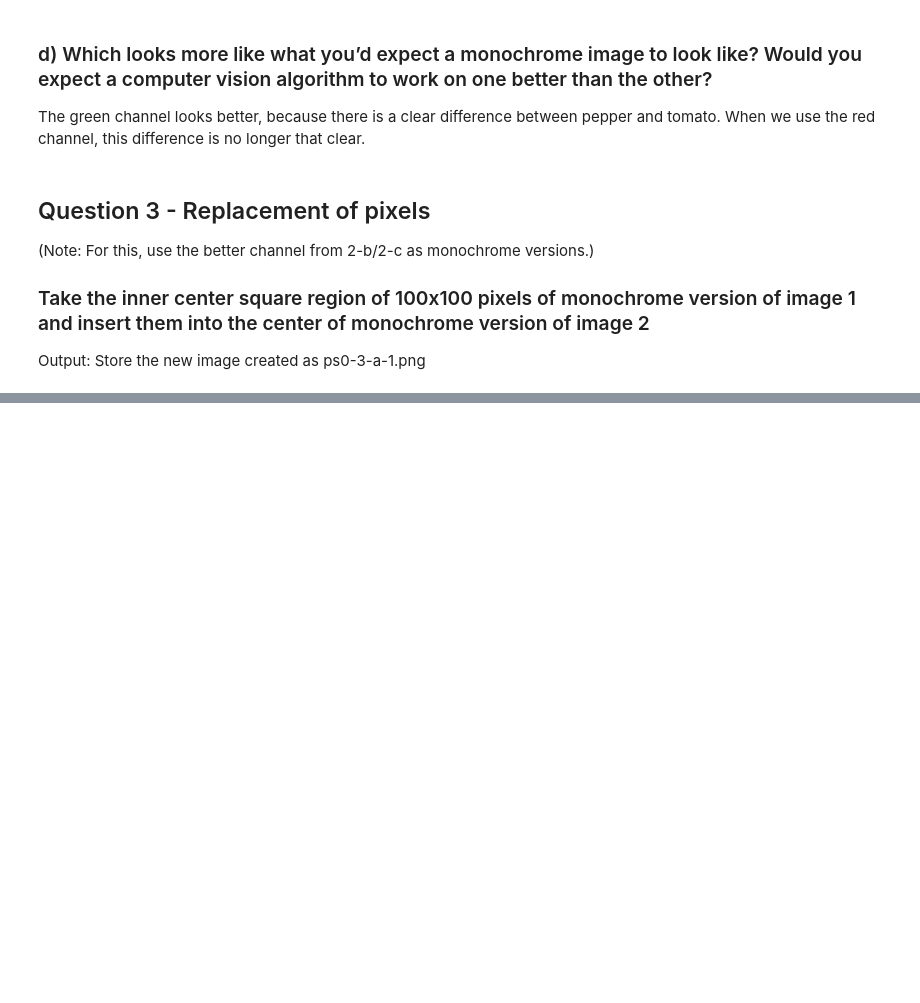
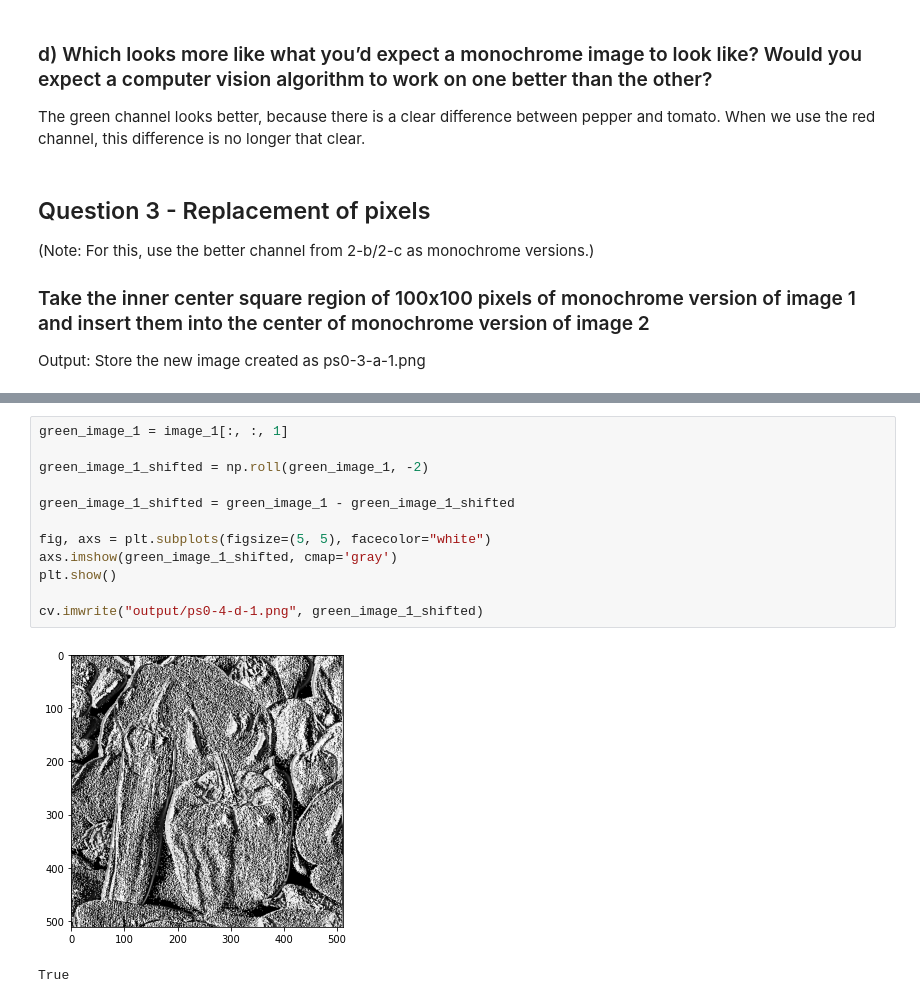
Before and after one commit to Joaom123/udacity-introduction-to-computer-vision, a Jupyter notebook: ps0/ps0.ipynb, the cells around one changed output, grey strips where cells are left out. Saved outputs shown, nothing was run; the diff lists cells and outputs as text; blank space fills up the shorter version.

```diff
--- a/ps0/ps0.ipynb
+++ b/ps0/ps0.ipynb
@@ -102,0 +159,15 @@ True
+# %%
+green_image_1 = image_1[:, :, 1]
+
+green_image_1_shifted = np.roll(green_image_1, -2)
+
+green_image_1_shifted = green_image_1 - green_image_1_shifted
+
+fig, axs = plt.subplots(figsize=(5, 5), facecolor="white")
+axs.imshow(green_image_1_shifted, cmap='gray')
+plt.show()
+
+cv.imwrite("output/ps0-4-d-1.png", green_image_1_shifted)
+# %% [output]
+[figure, added]
+True
```
Also changed, not shown: parts of 14 cells of this notebook, 5 other files.
